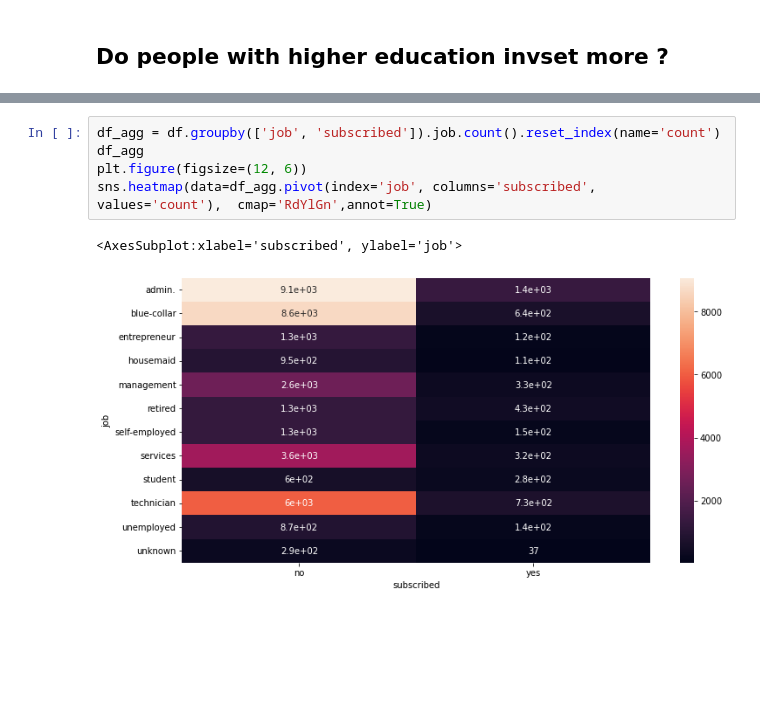
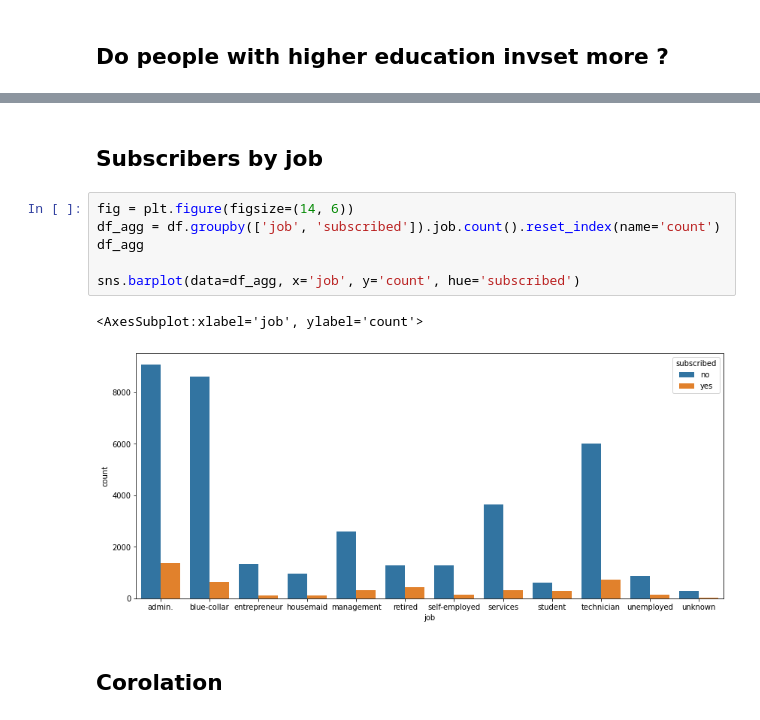
Before and after one commit to smidlma/zsu, a Jupyter notebook: project/smi0116.ipynb, the cells around one changed output, grey strips where cells are left out. Saved outputs shown, nothing was run; the diff lists cells and outputs as text; blank space fills up the shorter version.

```diff
--- a/project/smi0116.ipynb
+++ b/project/smi0116.ipynb
@@ -285,8 +581,13 @@ March has best ratio in terms of performed calls by that month
+# %% [markdown]
+## Subscribers by job
 # %%
+fig = plt.figure(figsize=(14, 6))
 df_agg = df.groupby(['job', 'subscribed']).job.count().reset_index(name='count')
 df_agg
-plt.figure(figsize=(12, 6))
-sns.heatmap(data=df_agg.pivot(index='job', columns='subscribed', values='count'),  cmap='RdYlGn',annot=True)
+
+sns.barplot(data=df_agg, x='job', y='count', hue='subscribed')
 # %% [output]
-<AxesSubplot:xlabel='subscribed', ylabel='job'>
+<AxesSubplot:xlabel='job', ylabel='count'>
-[figure, old version]
+[figure, new version]
+# %% [markdown]
+## Corolation
```
Also changed, not shown: parts of 42 cells of this notebook.
